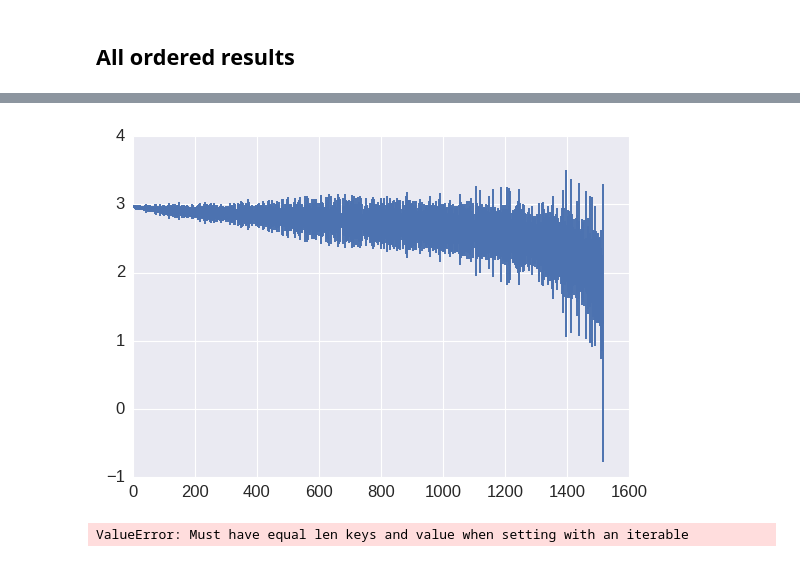
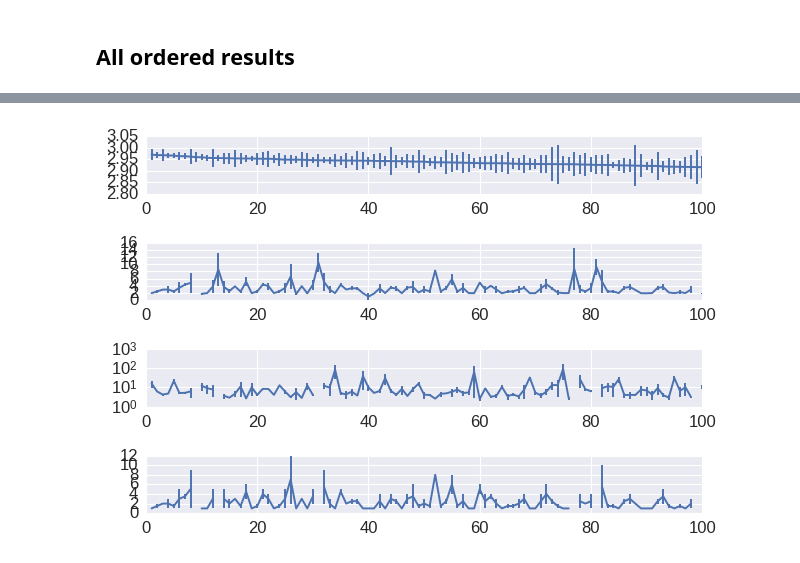
Before and after one commit to RobertArbon/optimize-fs-peptide, a Jupyter notebook: Analysis/DHFR/Trial Results.ipynb, the cells around one changed output, grey strips where cells are left out. Drawn from its saved outputs; the diff is of its cells as text; code cells hidden in the pictures.

```diff
--- a/Analysis/DHFR/Trial Results.ipynb
+++ b/Analysis/DHFR/Trial Results.ipynb
@@ -56,6 +82,0 @@ df_ordered.head()
-# %%
-with sns.plotting_context('paper', font_scale=1.5):
-    fig, ax = plt.subplots(1)
-    ax.errorbar(x=df_ordered['rank'], y=df_ordered['mean_test_score'], yerr=df_ordered['test_error'])
-# %% [output]
-[figure, removed]
@@ -66,4 +83,11 @@ df2['cse_gaps'] = None
-# %%
-df2.ix[[0], 'cse_gaps'] = [1,2,3]
-# %% [output]
-ValueError: Must have equal len keys and value when setting with an iterable
+# %%
+with sns.plotting_context('paper', font_scale=1.5):
+    fig, ax = plt.subplots(4)
+    ax[0].errorbar(x=df_ordered['rank'], y=df_ordered['test_scores_mean'], yerr=df_ordered['test_scores_error'])
+    ax[1].errorbar(x=df_ordered['rank'], y=df_ordered['cse_test_scores_mean'], yerr=df_ordered['cse_test_scores_error'])
+    ax[2].errorbar(x=df_ordered['rank'], y=df_ordered['cse_train_gaps_mean'], yerr=df_ordered['cse_train_gaps_error'])
+    ax[2].set_yscale('log')
+    ax[3].errorbar(x=df_ordered['rank'], y=df_ordered['cse_train_n_timescales_mean'], yerr=df_ordered['cse_train_n_timescales_error'])
+plt.tight_layout()
+# %% [output]
+[figure, added]
```
Also changed, not shown: parts of 12 cells of this notebook.
